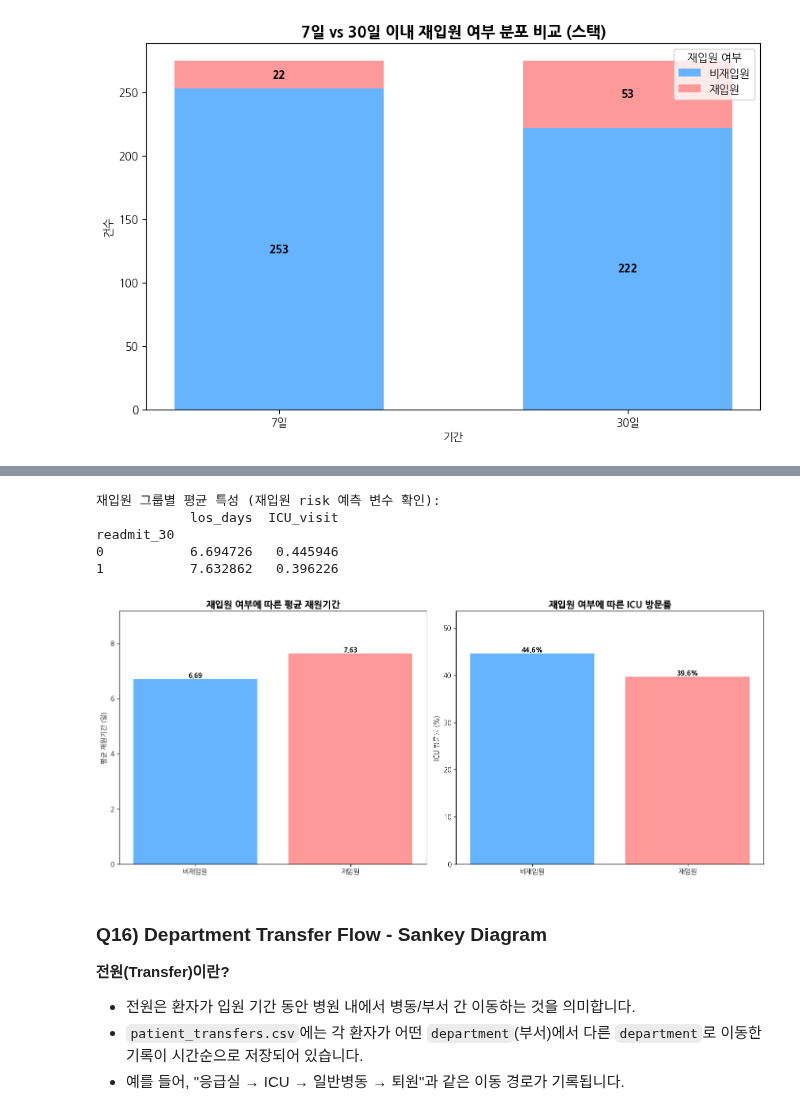
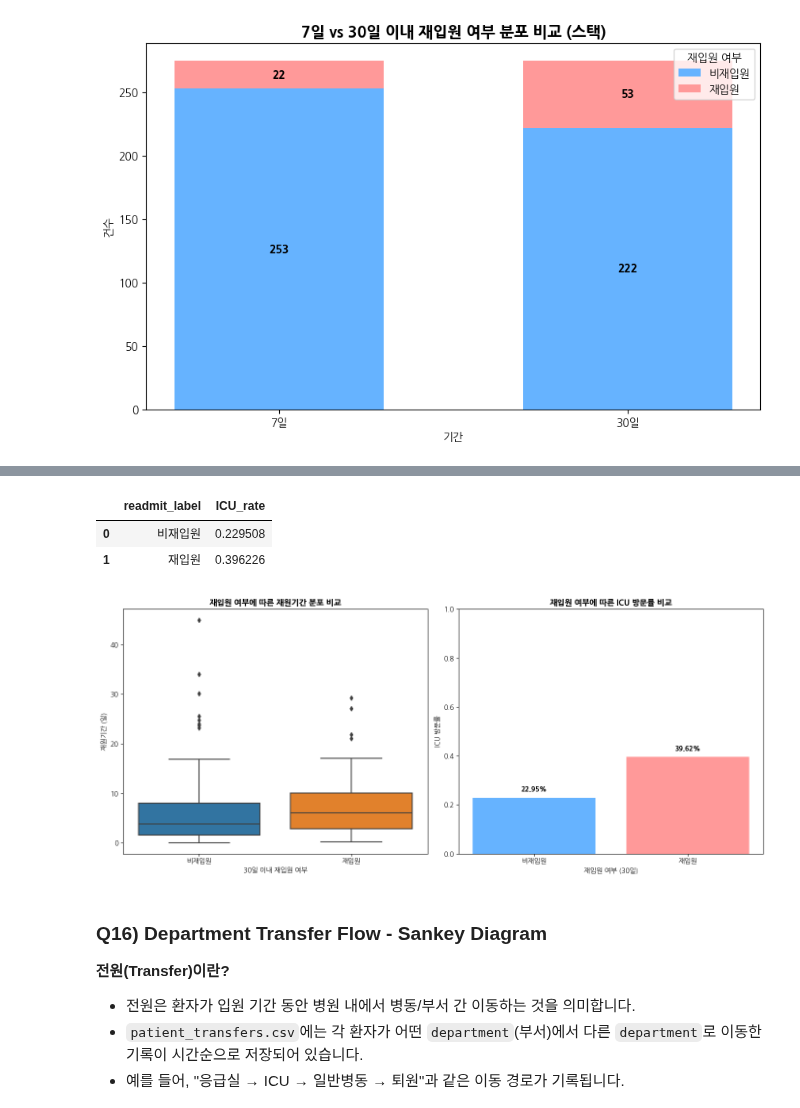
Before and after one commit to sarahjang15/MIMIC-IV_Data_Analysis, a Jupyter notebook: MIMIC_IV_Tutorial.ipynb, the cells around one changed output, grey strips where cells are left out. Cells and saved outputs as stored; diff of their text form; code cells hidden in the pictures.

```diff
--- a/MIMIC_IV_Tutorial.ipynb
+++ b/MIMIC_IV_Tutorial.ipynb
@@ -556,8 +553,9 @@ ICU 방문률: 43.48%
 # %%
 # 데이터 병합
 df_fin = admissions.merge(
-    patients[['subject_id', 'gender', 'anchor_age','anchor_year']].rename(columns={'subject_id': 'patient_id'}),
-    on='patient_id',
+    patients[['subject_id', 'gender', 'anchor_age','anchor_year']],
+    left_on='patient_id',
+    right_on='subject_id',
     how='left'
 ).merge(
     discharges[['admission_id', 'discharge_timestamp', 'discharge_status', 'los_days']],
@@ -567,6 +565,10 @@ df_fin = admissions.merge(
     icu_by_admission,
     on='admission_id',
     how='left'
+).merge(
+    readmission[['admission_id', 'readmit_7', 'readmit_30']],
+    on='admission_id',
+    how='left'
 )
 
 print(f"최종 데이터셋 크기: {df_fin.shape}")
@@ -603,7 +643,3 @@ gender
 M    57
 F    43
 Name: count, dtype: int64
-# %%
-# 입원 시 나이 계산산
-df_fin['admission_age'] = df_fin['admission_timestamp'].dt.year - df_fin['anchor_year'] + df_fin['anchor_age']
-df_fin[['patient_id','admission_timestamp','anchor_year','anchor_age','admission_age']].head()
@@ -898,0 +868,4 @@ for i in range(len(periods)):
+# %%
+readmission_clean = df_fin.dropna(subset=['readmit_30', 'los_days'])
+readmission_clean['readmit_label'] = readmission_clean['readmit_30'].map({0: '비재입원', 1: '재입원'})
+readmission_clean.head()
@@ -899,45 +884,40 @@ for i in range(len(periods)):
+# %%
+icu_rate = readmission_clean.groupby('readmit_label')['ICU_visit'].mean().reset_index(name='ICU_rate')
+icu_rate
+# %% [output]
+|  | readmit_label | ICU_rate |
+| 0 | 비재입원 | 0.229508 |
+| 1 | 재입원 | 0.396226 |
 # %%
-# 재입원 risk 예측 변수 살펴보기
-readmission_merged = readmission.merge(df_fin[['admission_id', 'los_days', 'ICU_visit']], on='admission_id', how='left')
 
-print("재입원 그룹별 평균 특성 (재입원 risk 예측 변수 확인):")
-comparison = readmission_merged.groupby('readmit_30').agg({
-    'los_days': 'mean',
-    'ICU_visit': 'mean'
-})
-print(comparison)
-
-# 재입원 risk 예측 변수 비교 시각화
+# 재입원 예측 변수 비교 시각화
 plt.figure(figsize=(14, 6))
 
-# 재원기간 비교
+# 재원기간 분포 비교
 plt.subplot(1, 2, 1)
-plt.bar(['비재입원', '재입원'], comparison['los_days'].values, color=['#66b3ff', '#ff9999'])
-plt.title('재입원 여부에 따른 평균 재원기간', fontsize=14, fontweight='bold')
-plt.ylabel('평균 재원기간 (일)')
-plt.ylim(0, comparison['los_days'].max() * 1.2)
-for i, v in enumerate(comparison['los_days'].values):
-    plt.text(i, v, f'{v:.2f}', ha='center', va='bottom', fontweight='bold')
+# 재입원 그룹별 재원기간 분포 비교 (박스플롯)
 
-# ICU 방문률 비교
+sns.boxplot(data=readmission_clean, x='readmit_label', y='los_days')
+plt.title('재입원 여부에 따른 재원기간 분포 비교', fontsize=12, fontweight='bold')
+plt.xlabel('30일 이내 재입원 여부')
+plt.ylabel('재원기간 (일)')
+
+# ICU 방문률 분포 비교
 plt.subplot(1, 2, 2)
-icu_percent = comparison['ICU_visit'].values * 100  # 비율을 퍼센트로 변환
-plt.bar(['비재입원', '재입원'], icu_percent, color=['#66b3ff', '#ff9999'])
-plt.title('재입원 여부에 따른 ICU 방문률', fontsize=14, fontweight='bold')
-plt.ylabel('ICU 방문률 (%)')
-plt.ylim(0, icu_percent.max() * 1.2)
-for i, v in enumerate(icu_percent):
-    plt.text(i, v, f'{v:.1f}%', ha='center', va='bottom', fontweight='bold')
+# 재입원 그룹별 ICU 방문률 비교 (막대 그래프)
+plt.bar(icu_rate['readmit_label'], icu_rate['ICU_rate'], color=['#66b3ff', '#ff9999'])
+plt.title('재입원 여부에 따른 ICU 방문률 비교', fontsize=12, fontweight='bold')
+plt.xlabel('재입원 여부 (30일)')
+plt.ylabel('ICU 방문률')
+plt.ylim(0, 1)
+# 값 표시
+for i, v in enumerate(icu_rate['ICU_rate']):
+    plt.text(i, v + 0.02, f'{v:.2%}', ha='center', va='bottom', fontweight='bold')
 
 plt.tight_layout()
 plt.show()
 # %% [output]
-재입원 그룹별 평균 특성 (재입원 risk 예측 변수 확인):
-            los_days  ICU_visit
-readmit_30
-0           6.694726   0.445946
-1           7.632862   0.396226
-[figure, old version]
+[figure, new version]
 # %% [markdown]
 ### Q16) Department Transfer Flow - Sankey Diagram
 
```
Also changed, not shown: parts of 35 cells of this notebook.
